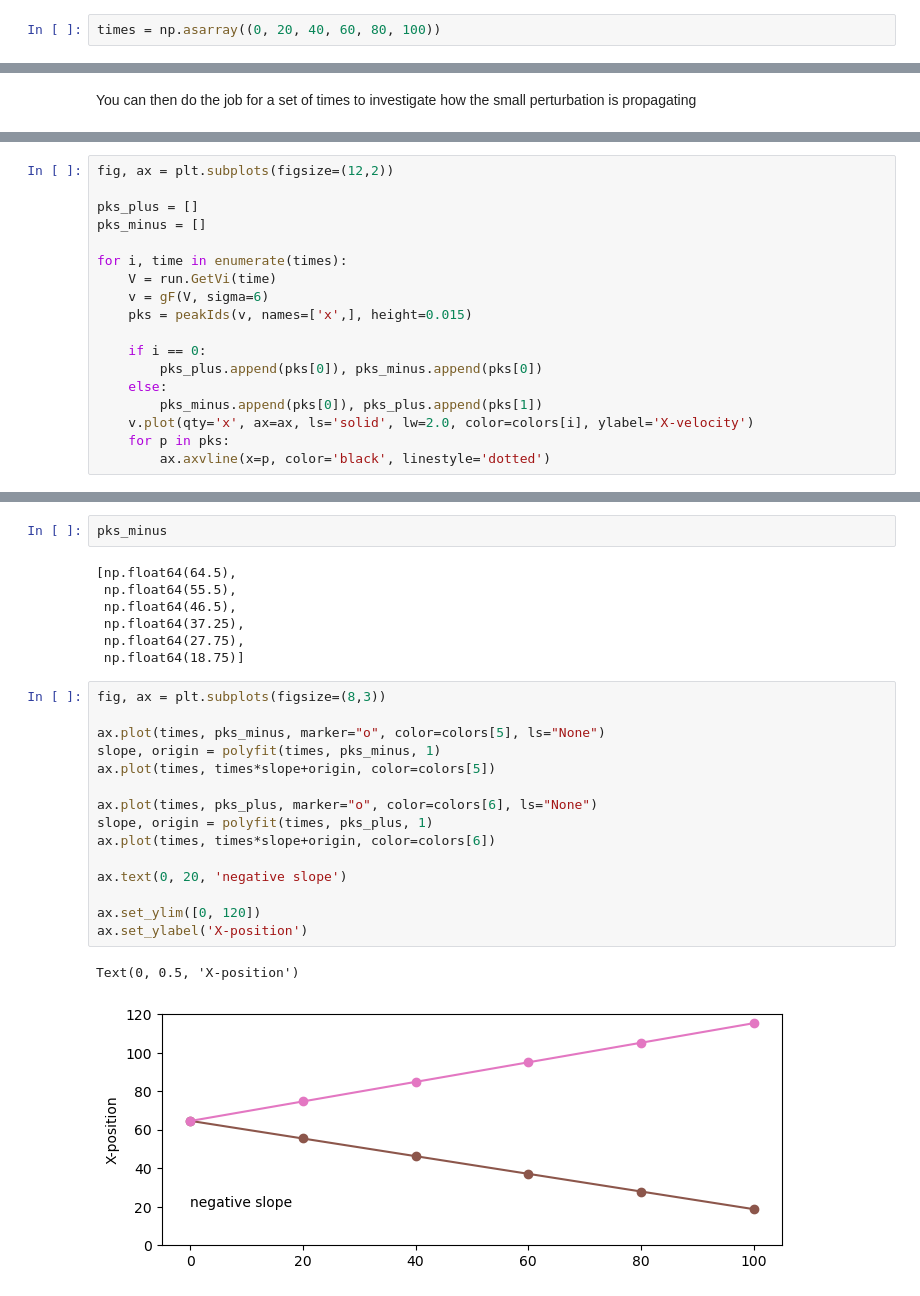
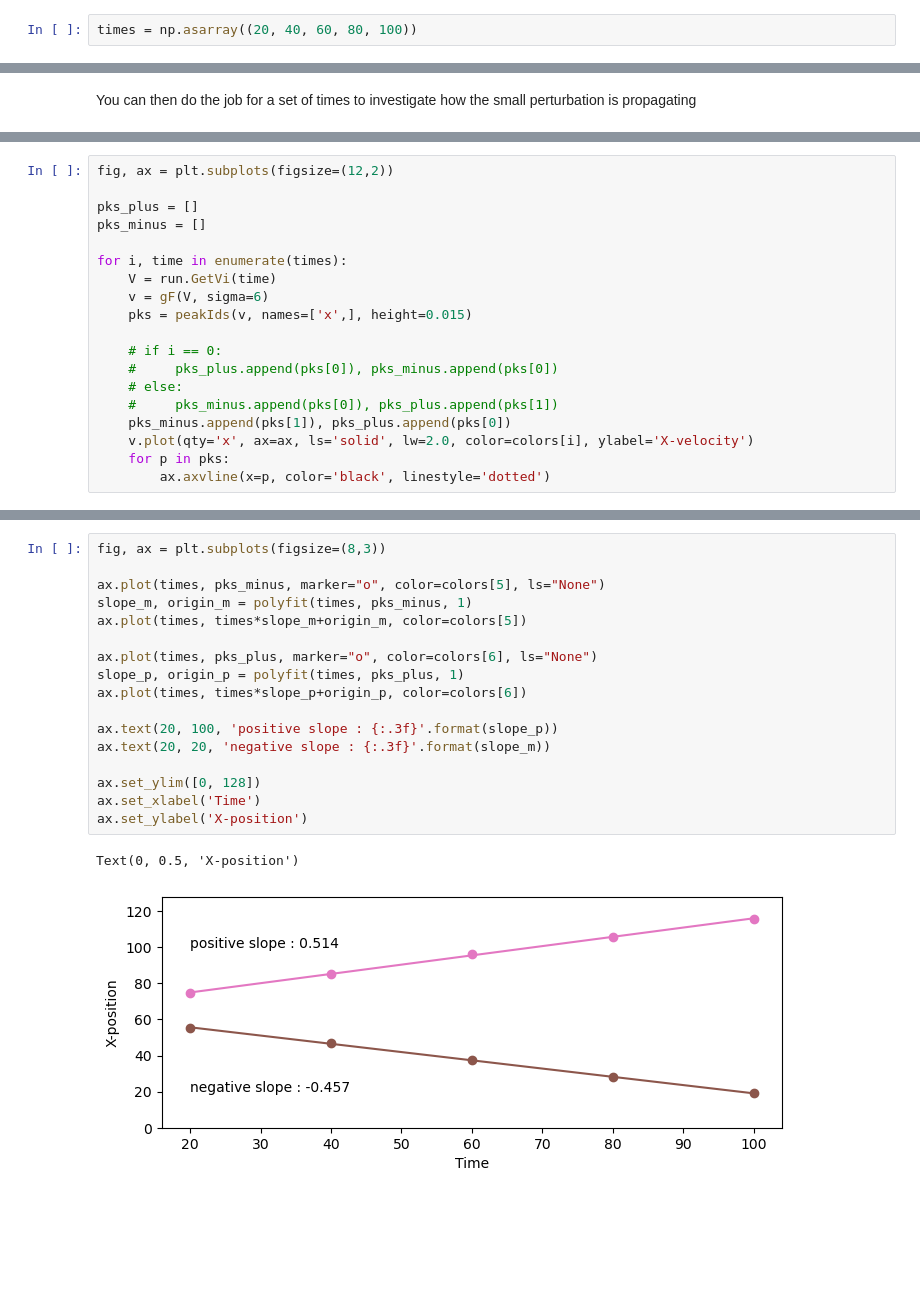
Before and after one commit to rochSmets/farTeach, a Jupyter notebook: 2026/weak/wp.ipynb, the cells around one changed output, grey strips where cells are left out. Cells and saved outputs as stored; diff of their text form; blank space fills up the shorter version.

```diff
--- a/2026/weak/wp.ipynb
+++ b/2026/weak/wp.ipynb
@@ -53,7 +54,7 @@ if 'ions_charge_density.h5' not in files :
 # %%
 run  = Run(run_path)
 # %%
-times = np.asarray((0, 20, 40, 60, 80, 100))
+times = np.asarray((20, 40, 60, 80, 100))
 # %%
 colors = plt.rcParams['axes.prop_cycle'].by_key()['color']
 # %%
@@ -105,10 +97,11 @@ for i, time in enumerate(times):
     v = gF(V, sigma=6)
     pks = peakIds(v, names=['x',], height=0.015)
 
-    if i == 0:
-        pks_plus.append(pks[0]), pks_minus.append(pks[0])
-    else:
-        pks_minus.append(pks[0]), pks_plus.append(pks[1])
+    # if i == 0:
+    #     pks_plus.append(pks[0]), pks_minus.append(pks[0])
+    # else:
+    #     pks_minus.append(pks[0]), pks_plus.append(pks[1])
+    pks_minus.append(pks[1]), pks_plus.append(pks[0])
     v.plot(qty='x', ax=ax, ls='solid', lw=2.0, color=colors[i], ylabel='X-velocity')
     for p in pks:
         ax.axvline(x=p, color='black', linestyle='dotted')
@@ -117,27 +110,20 @@ for i, time in enumerate(times):
-# %%
-pks_minus
-# %% [output]
-[np.float64(64.5),
- np.float64(55.5),
- np.float64(46.5),
- np.float64(37.25),
- np.float64(27.75),
- np.float64(18.75)]
 # %%
 fig, ax = plt.subplots(figsize=(8,3))
 
 ax.plot(times, pks_minus, marker="o", color=colors[5], ls="None")
-slope, origin = polyfit(times, pks_minus, 1)
-ax.plot(times, times*slope+origin, color=colors[5])
+slope_m, origin_m = polyfit(times, pks_minus, 1)
+ax.plot(times, times*slope_m+origin_m, color=colors[5])
 
 ax.plot(times, pks_plus, marker="o", color=colors[6], ls="None")
-slope, origin = polyfit(times, pks_plus, 1)
-ax.plot(times, times*slope+origin, color=colors[6])
+slope_p, origin_p = polyfit(times, pks_plus, 1)
+ax.plot(times, times*slope_p+origin_p, color=colors[6])
 
-ax.text(0, 20, 'negative slope')
+ax.text(20, 100, 'positive slope : {:.3f}'.format(slope_p))
+ax.text(20, 20, 'negative slope : {:.3f}'.format(slope_m))
 
-ax.set_ylim([0, 120])
+ax.set_ylim([0, 128])
+ax.set_xlabel('Time')
 ax.set_ylabel('X-position')
 # %% [output]
 Text(0, 0.5, 'X-position')
-[figure, old version]
+[figure, new version]
```
Also changed, not shown: parts of 10 cells of this notebook.
